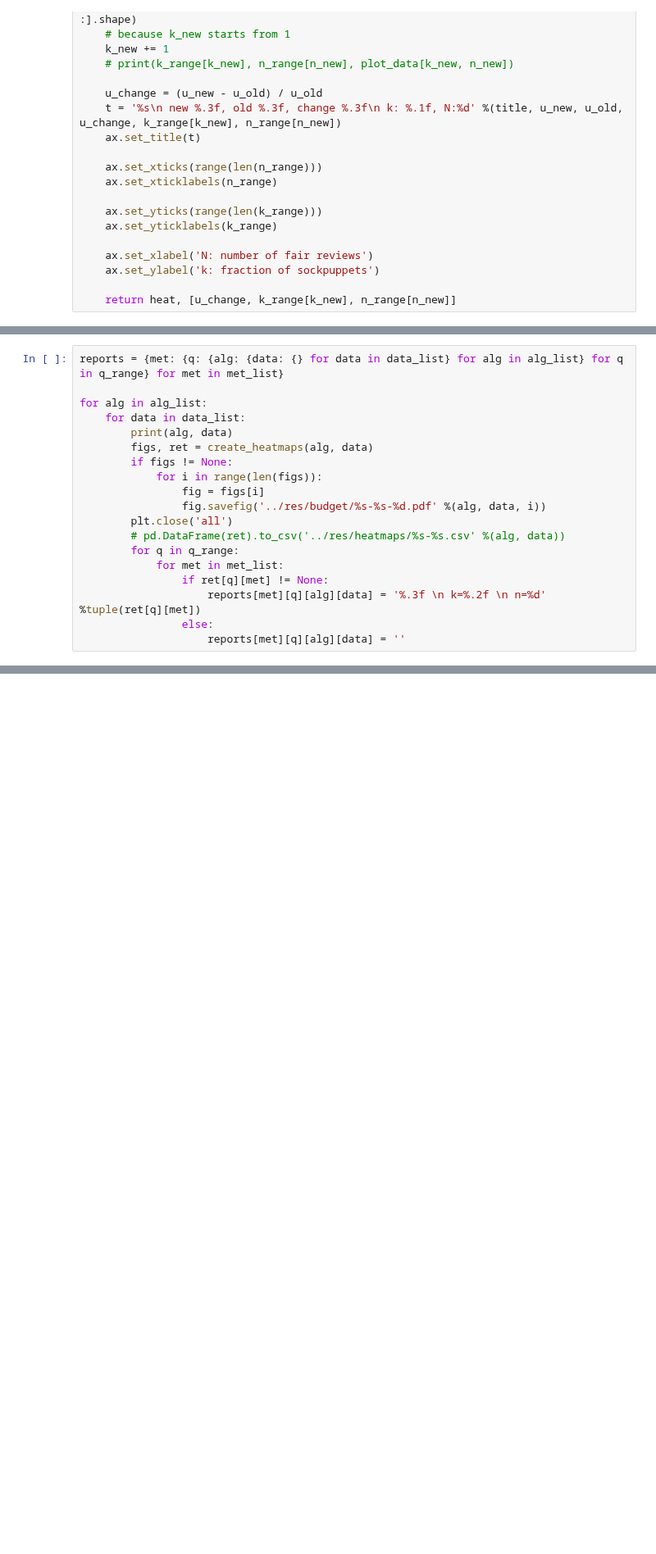
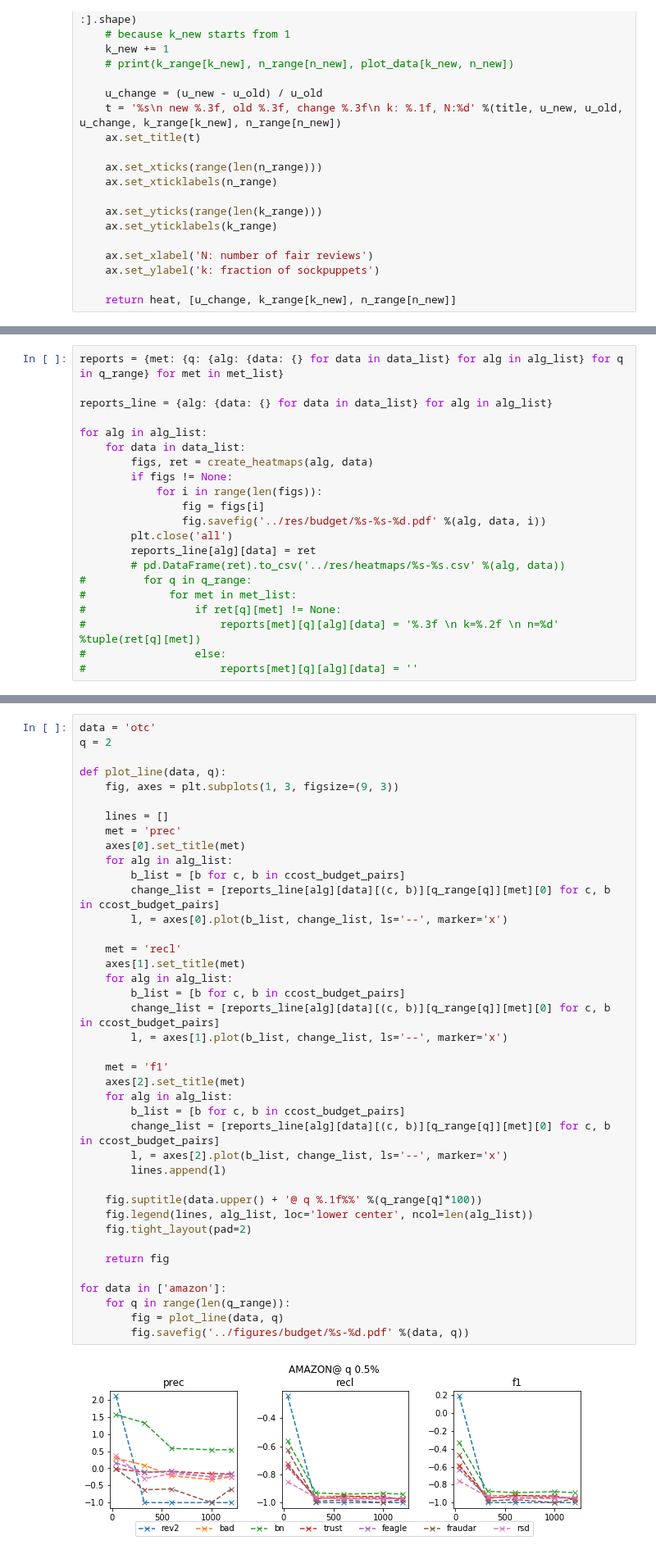
Before and after one commit to rzlll/DataMining, a Jupyter notebook: src/budget-heatmaps.ipynb, the cells around one changed output, grey strips where cells are left out. Shown at 82% size. Drawn from its saved outputs; the diff is of its cells as text; blank space fills up the shorter version.

```diff
--- a/src/budget-heatmaps.ipynb
+++ b/src/budget-heatmaps.ipynb
@@ -145,22 +154,24 @@ display(pd.DataFrame(ret))
 # %%
 reports = {met: {q: {alg: {data: {} for data in data_list} for alg in alg_list} for q in q_range} for met in met_list}
 
+reports_line = {alg: {data: {} for data in data_list} for alg in alg_list}
+
 for alg in alg_list:
     for data in data_list:
-        print(alg, data)
         figs, ret = create_heatmaps(alg, data)
         if figs != None:
             for i in range(len(figs)):
                 fig = figs[i]
                 fig.savefig('../res/budget/%s-%s-%d.pdf' %(alg, data, i))
         plt.close('all')
+        reports_line[alg][data] = ret
         # pd.DataFrame(ret).to_csv('../res/heatmaps/%s-%s.csv' %(alg, data))
-        for q in q_range:
-            for met in met_list:
-                if ret[q][met] != None:
-                    reports[met][q][alg][data] = '%.3f \n k=%.2f \n n=%d' %tuple(ret[q][met])
-                else:
-                    reports[met][q][alg][data] = ''
+#         for q in q_range:
+#             for met in met_list:
+#                 if ret[q][met] != None:
+#                     reports[met][q][alg][data] = '%.3f \n k=%.2f \n n=%d' %tuple(ret[q][met])
+#                 else:
+#                     reports[met][q][alg][data] = ''
 # %% [output]
 rev2 otc
 ../res/rev2/budget-eval-otc.pkl
@@ -181,0 +193,42 @@ rsd amazon
+# %%
+data = 'otc'
+q = 2
+
+def plot_line(data, q):
+    fig, axes = plt.subplots(1, 3, figsize=(9, 3))
+
+    lines = []
+    met = 'prec'
+    axes[0].set_title(met)
+    for alg in alg_list:
+        b_list = [b for c, b in ccost_budget_pairs]
+        change_list = [reports_line[alg][data][(c, b)][q_range[q]][met][0] for c, b in ccost_budget_pairs]
+        l, = axes[0].plot(b_list, change_list, ls='--', marker='x')
+
+    met = 'recl'
+    axes[1].set_title(met)
+    for alg in alg_list:
+        b_list = [b for c, b in ccost_budget_pairs]
+        change_list = [reports_line[alg][data][(c, b)][q_range[q]][met][0] for c, b in ccost_budget_pairs]
+        l, = axes[1].plot(b_list, change_list, ls='--', marker='x')
+
+    met = 'f1'
+    axes[2].set_title(met)
+    for alg in alg_list:
+        b_list = [b for c, b in ccost_budget_pairs]
+        change_list = [reports_line[alg][data][(c, b)][q_range[q]][met][0] for c, b in ccost_budget_pairs]
+        l, = axes[2].plot(b_list, change_list, ls='--', marker='x')
+        lines.append(l)
+
+    fig.suptitle(data.upper() + '@ q %.1f%%' %(q_range[q]*100))
+    fig.legend(lines, alg_list, loc='lower center', ncol=len(alg_list))
+    fig.tight_layout(pad=2)
+
+    return fig
+
+for data in ['amazon']:
+    for q in range(len(q_range)):
+        fig = plot_line(data, q)
+        fig.savefig('../figures/budget/%s-%d.pdf' %(data, q))
+# %% [output]
+[figure, added]
```
Also changed, not shown: parts of 6 cells of this notebook, 2 other files.
